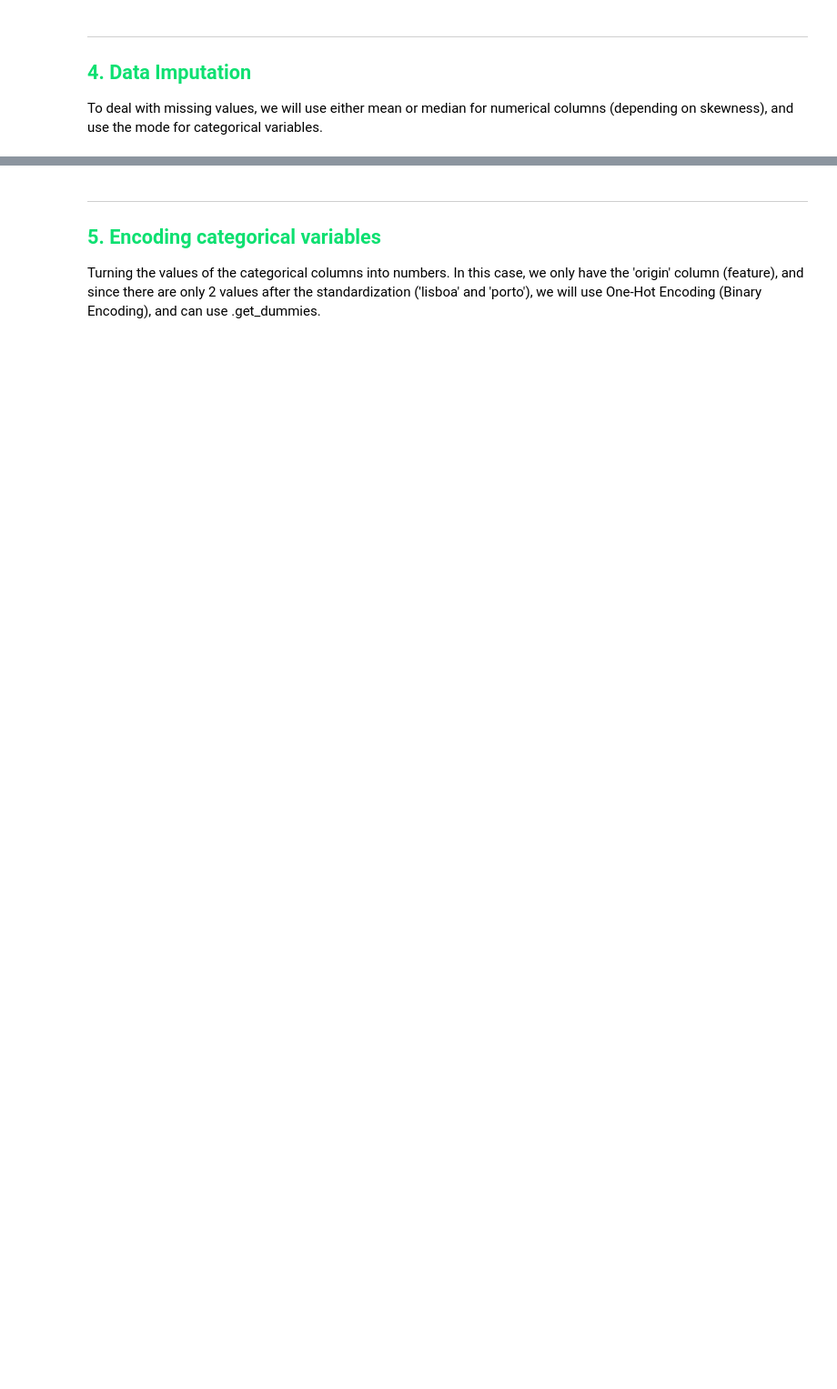
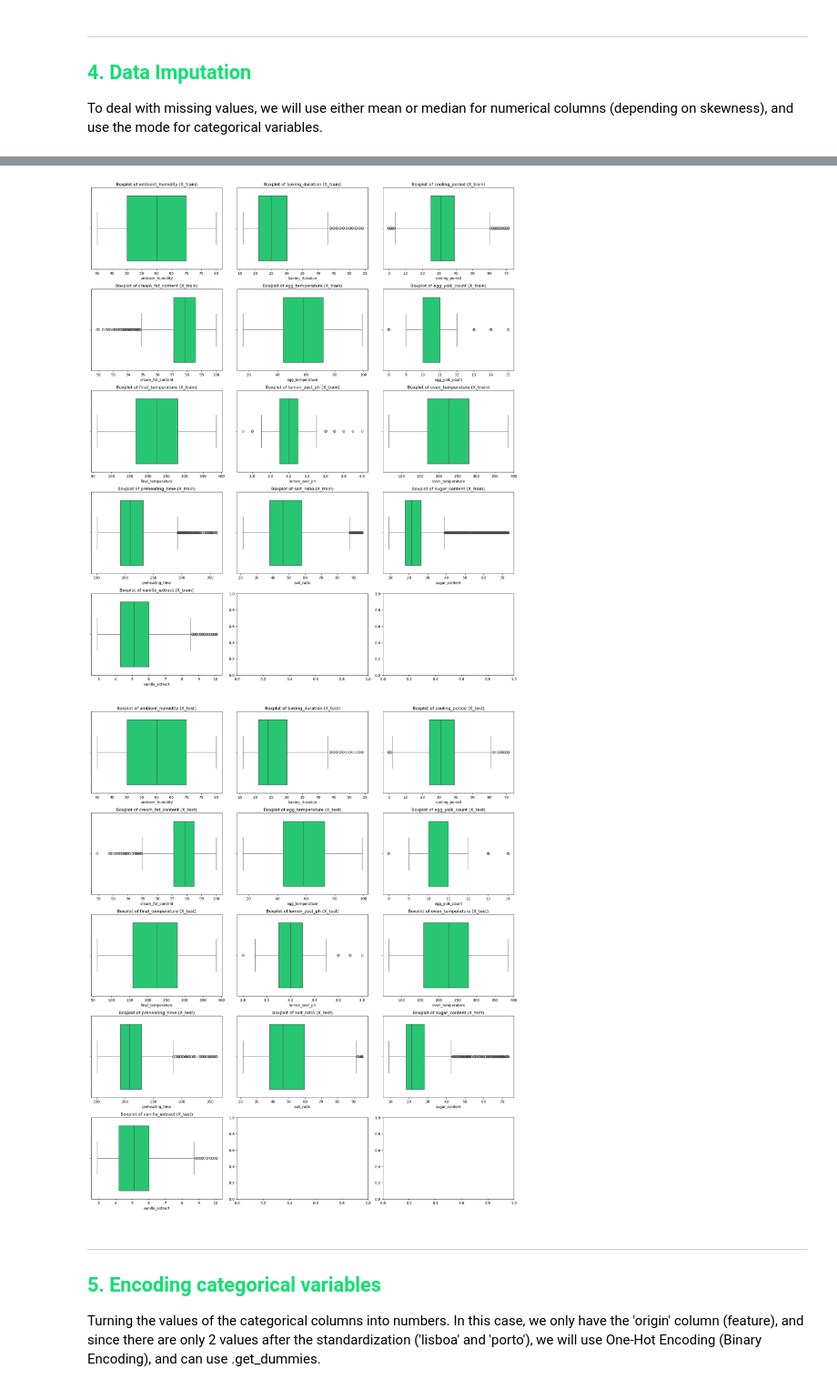
Before and after one commit to gugaffranco/MachineLearning1G08, a Jupyter notebook: ML08_NB2_PREPROCESSING.ipynb, the cells around one changed output, grey strips where cells are left out. Shown at 91% size. Cells and saved outputs as stored; diff of their text form; code cells hidden in the pictures; blank space fills up the shorter version.

```diff
--- a/ML08_NB2_PREPROCESSING.ipynb
+++ b/ML08_NB2_PREPROCESSING.ipynb
@@ -259,0 +333,23 @@ dtype: int64
+# %%
+# List of columns that are prone to outliers (Continuous variables)
+outlier_cols = ['baking_duration', 'cooling_period', 'sugar_content',
+                'salt_ratio', 'egg_temperature', 'final_temperature', 'oven_temperature',
+                'preheating_time', 'vanilla_extract']
+
+print(f"Handling Extreme Values")
+
+for col in outlier_cols:
+    # 1. Calculate Limits on TRAINING Data Only (Prevent Leakage)
+    lower_limit = X_train[col].quantile(0.01) # 1st Percentile
+    upper_limit = X_train[col].quantile(0.99) # 99th Percentile
+
+    # 2. Apply to X_train
+    # "Clip" is a faster pandas method that does Flooring and Capping in one line
+    X_train[col] = X_train[col].clip(lower=lower_limit, upper=upper_limit)
+
+    # 3. Apply to X_test (Using Train limits)
+    X_test[col] = X_test[col].clip(lower=lower_limit, upper=upper_limit)
+
+    print(f"{col}: Floored at {lower_limit:.2f} | Capped at {upper_limit:.2f}")
+
+print("\nExtreme values handled successfully.")
@@ -260,3 +369,23 @@ dtype: int64
+# %%
+datasets = [("X_train", X_train), ("X_test", X_test)]
+
+for name, df in datasets:
+    # Calculate rows using simple integer division (no math lib)
+    n_rows = (len(numerical_cols) + 2) // 3
+
+    fig, axes = plt.subplots(nrows=n_rows, ncols=3, figsize=(17, 4 * n_rows))
+    axes = axes.flatten()
+
+    for i, col in enumerate(numerical_cols):
+        # We use x=df[col] to avoid warnings in newer Seaborn versions
+        sns.boxplot(x=df[col].dropna(), ax=axes[i], color='#0EE071')
+        axes[i].set_title(f'Boxplot of {col} ({name})', fontsize=12)
+
+    plt.tight_layout()
+    plt.show()
+# %% [output]
+[figure, added]
+[figure, added]
 # %% [markdown]
 <hr style = "border: 3px solid #0EE071;">
 <h2 style = "color : #0EE071;">5. Encoding categorical variables </h2>
```
Also changed, not shown: parts of 27 cells of this notebook, 1 other file.
